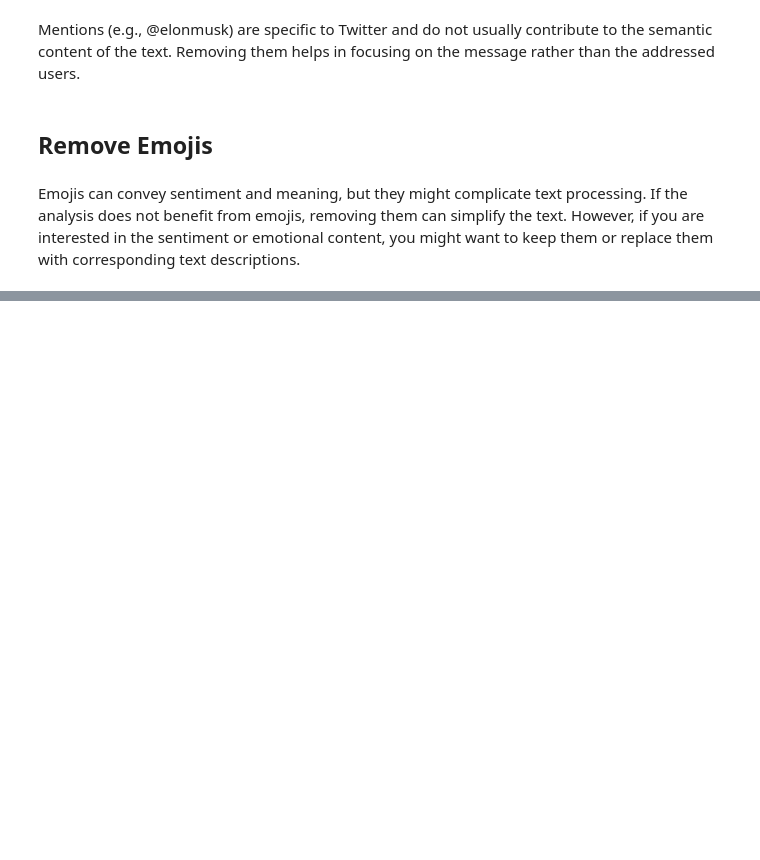
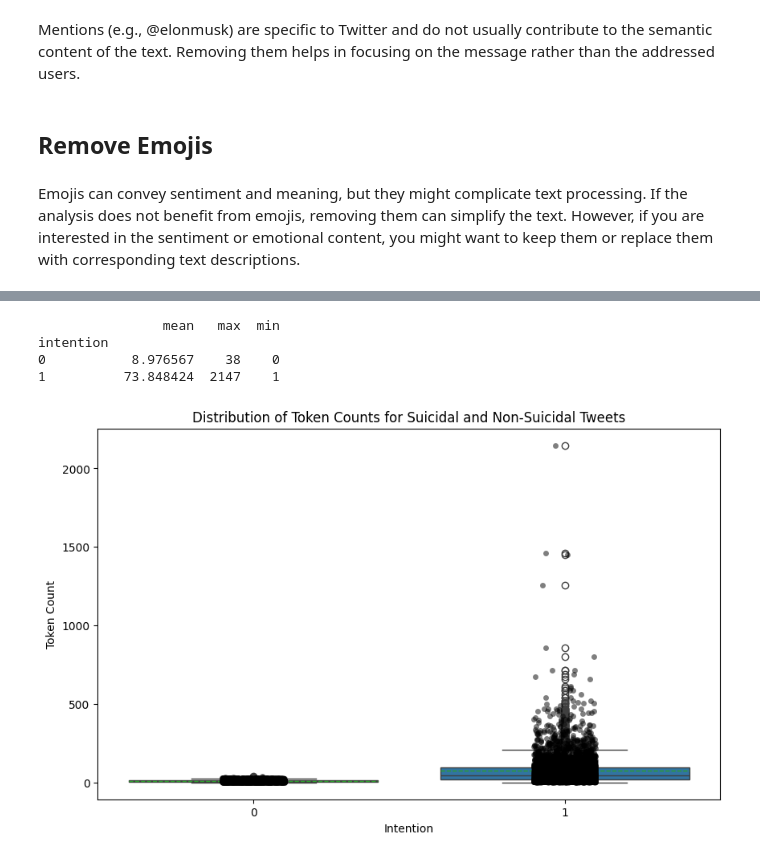
Before and after one commit to ArshiAbolghasemi/AI-UT, a Jupyter notebook: neural_network/neural_network.ipynb, the cells around one changed output, grey strips where cells are left out. Saved outputs shown, nothing was run; the diff lists cells and outputs as text; code cells hidden in the pictures; blank space fills up the shorter version.

Commit message:
feat: Data preprocessing step

```diff
--- a/neural_network/neural_network.ipynb
+++ b/neural_network/neural_network.ipynb
@@ -72,0 +154,7 @@ Emojis can convey sentiment and meaning, but they might complicate text processi
+# %%
+def tokenize_cleaned_tweet(cleaned_tweet):
+  tokens = word_tokenize(cleaned_tweet)
+  tokens = [word for word in tokens if word not in stopwords.words('english')]
+  return tokens
+# %%
+twitter_suicidal_data_cleaned['cleaned_tweet'] = twitter_suicidal_data_cleaned['tweet'].apply(preprocess_tweet)
@@ -72,0 +181,2 @@ Emojis can convey sentiment and meaning, but they might complicate text processi
+# %%
+twitter_suicidal_data_cleaned['tokens'] = twitter_suicidal_data_cleaned['cleaned_tweet'].apply(tokenize_cleaned_tweet)
@@ -72,0 +194,20 @@ Emojis can convey sentiment and meaning, but they might complicate text processi
+# %%
+twitter_suicidal_data_cleaned['token_count'] = twitter_suicidal_data_cleaned['tokens'].apply(len)
+# %%
+result = twitter_suicidal_data_cleaned.groupby('intention')['token_count'].agg(['mean', 'max', 'min'])
+print(result)
+# %% [output]
+                mean   max  min
+intention
+0           8.976567    38    0
+1          73.848424  2147    1
+# %%
+plt.figure(figsize=(10, 6))
+sns.boxplot(data=twitter_suicidal_data_cleaned, x='intention', y='token_count', showmeans=True, meanline=True)
+sns.stripplot(data=twitter_suicidal_data_cleaned, x='intention', y='token_count', jitter=True, color='black', alpha=0.5)
+plt.title('Distribution of Token Counts for Suicidal and Non-Suicidal Tweets')
+plt.xlabel('Intention')
+plt.ylabel('Token Count')
+plt.show()
+# %% [output]
+[figure, added]
```
Also changed, not shown: parts of 22 cells of this notebook.
